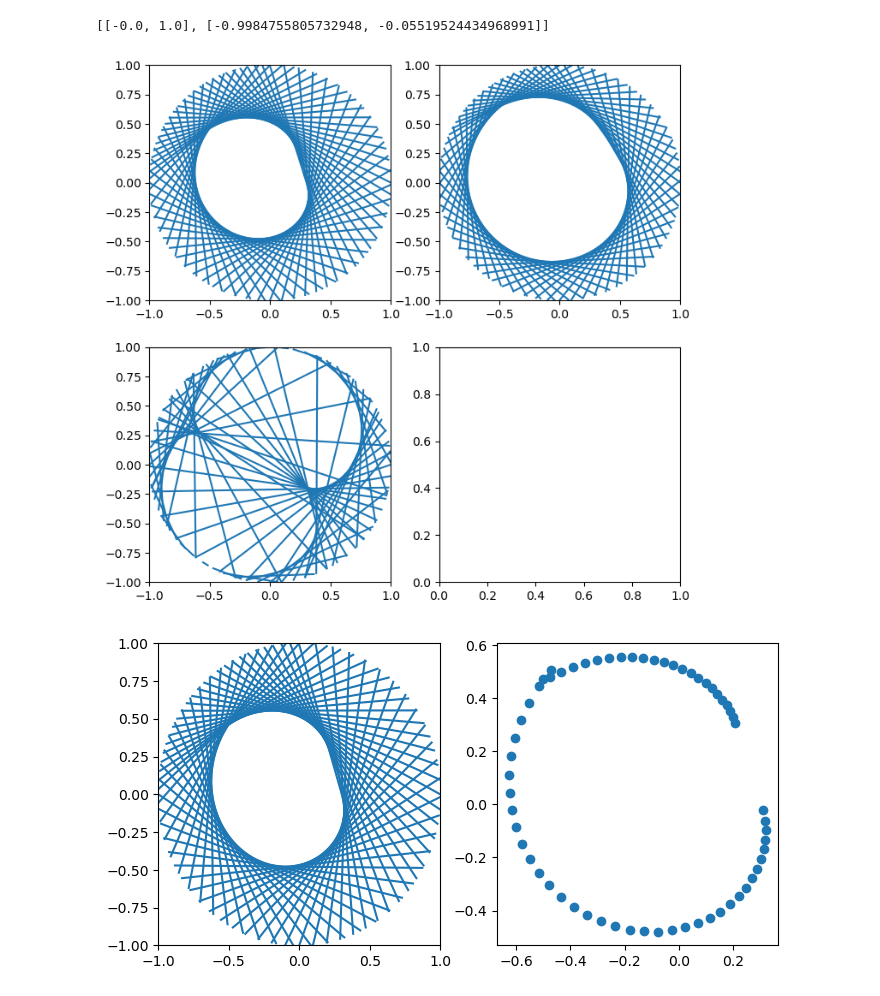
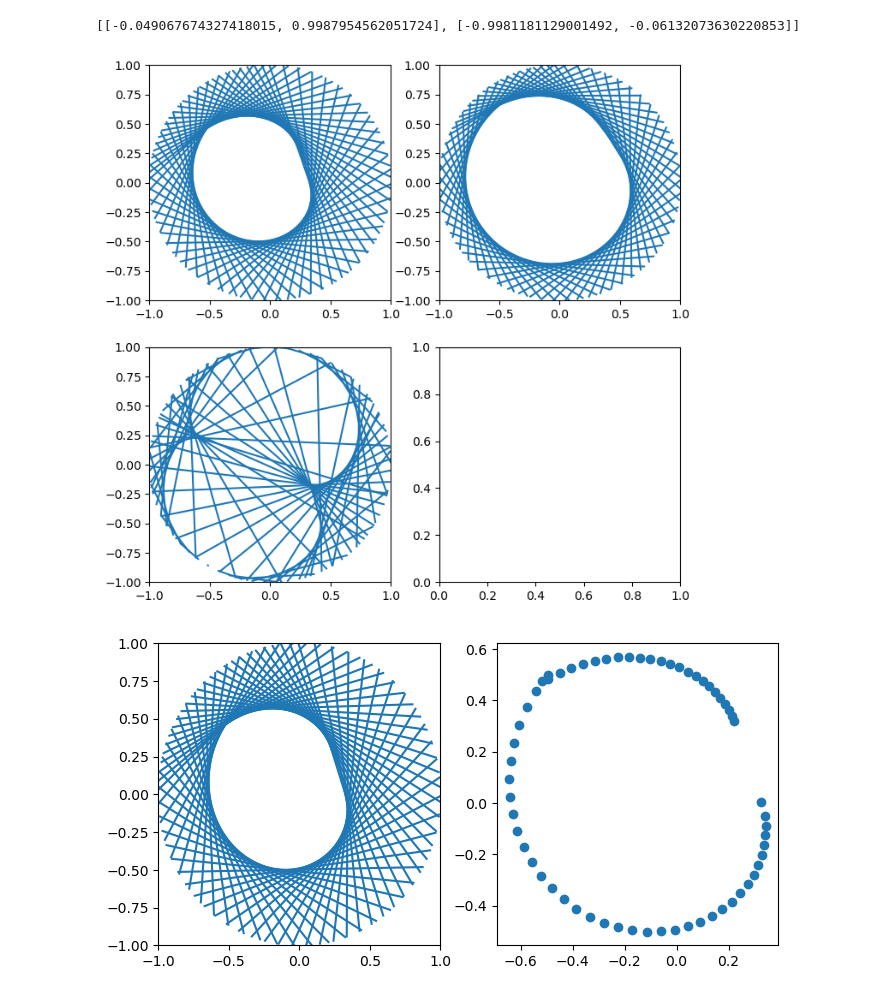
Before and after one commit to Sultanow/pedal_curves, a Jupyter notebook: python/notebooks/caustics.ipynb, the cells around one changed output. Saved outputs shown, nothing was run; the diff lists cells and outputs as text; code cells hidden in the pictures.

```diff
--- a/python/notebooks/caustics.ipynb
+++ b/python/notebooks/caustics.ipynb
@@ -9,16 +9,15 @@ import pandas as pd
 import matplotlib.lines as mlines
 import pickle
 
-def rotate(alpha: float):
-    #rotate unit vector is [0, 1] by "radians"
+def rotate(number: int):
+    col = number - 2**int(math.log2(number)) # omitted substracting 1
+    row = int(math.log2(number))
+    alpha = 2*math.pi*col/(2**(row+1)-2**row)
+
+    #rotate unit vector [0, 1] by "alpha"
     x = -math.sin(alpha) #(0 * cos_a) - (1 * sin_a)
     y = math.cos(alpha) #(0 * sin_a) + (1 * cos_a)
     return (x, y)
-
-def get_number_angle(number: int):
-    col = (number - (2**int(math.log2(number)) + 1))
-    row = int(math.log2(number))
-    return 2*math.pi*col/(2**(row+1)-2**row)
 
 def line(ax, x1, y1, x2, y2):
     ax.add_line(mlines.Line2D([x1,x2], [y1,y2]))
@@ -40,8 +39,8 @@ def dreamcatcher(ax, func):
     for i in range(1, 2**height, 2):
         if i < 128:
             continue
-        x1, y1 = rotate(get_number_angle(i))
-        x2, y2 = rotate(get_number_angle(func(i)))
+        x1, y1 = rotate(i)
+        x2, y2 = rotate(func(i))
         line_coordinates.append([[x1, y1], [x2, y2]])
         #plot the line
         line(ax, x1, y1, x2, y2)
@@ -64,35 +63,35 @@ def dreamcatcher(ax, func):
 #         x1, y1 = rotate(0.0, 1.0, get_number_angle(primes[i]))
 #         x2, y2 = rotate(0.0, 1.0, get_number_angle(primes[i**2]))
 #         line(ax, x1, y1, x2, y2)
 #         line_coordinates.append([[x1, y1], [x2, y2]])
 #         line(ax, x1, y1, x2, y2)
 
 #     return line_coordinates
 
 line_coordinates = dreamcatcher(ax[0], lambda number: number*10)
 print(line_coordinates[0])
 
 dreamcatcher(ax[1], lambda number: number*19)
 dreamcatcher(ax[2], lambda number: number**3)
 
 # infile = open('primes_179424673.bin', 'rb')
 # primes = pickle.load(infile)
 # infile.close()
 
 # ax[3].set_xlim([-1,1])
 # ax[3].set_ylim([-1,1])
 
 # for i in range(len(primes)):
 #     if len(primes)<=i**2:
 #         break
 #     x1, y1 = rotate(get_number_angle(primes[i]))
 #     x2, y2 = rotate(get_number_angle(primes[i**2]))
 #     line(ax[3], x1, y1, x2, y2)
 
 plt.show()
 # %% [output]
-[[-0.0, 1.0], [-0.9984755805732948, -0.05519524434968991]]
+[[-0.049067674327418015, 0.9987954562051724], [-0.9981181129001492, -0.06132073630220853]]
-[figure, old version]
+[figure, new version]
 # %%
 def line_intersection(line1, line2):
     xdiff = (line1[0][0] - line1[1][0], line2[0][0] - line2[1][0])
@@ -160,4 +159,4 @@ intersection_x, intersection_y = get_xy_intersection(intersections)
 ax[1].scatter(intersection_x, intersection_y)
 plt.show()
 # %% [output]
-[figure, old version]
+[figure, new version]
```
